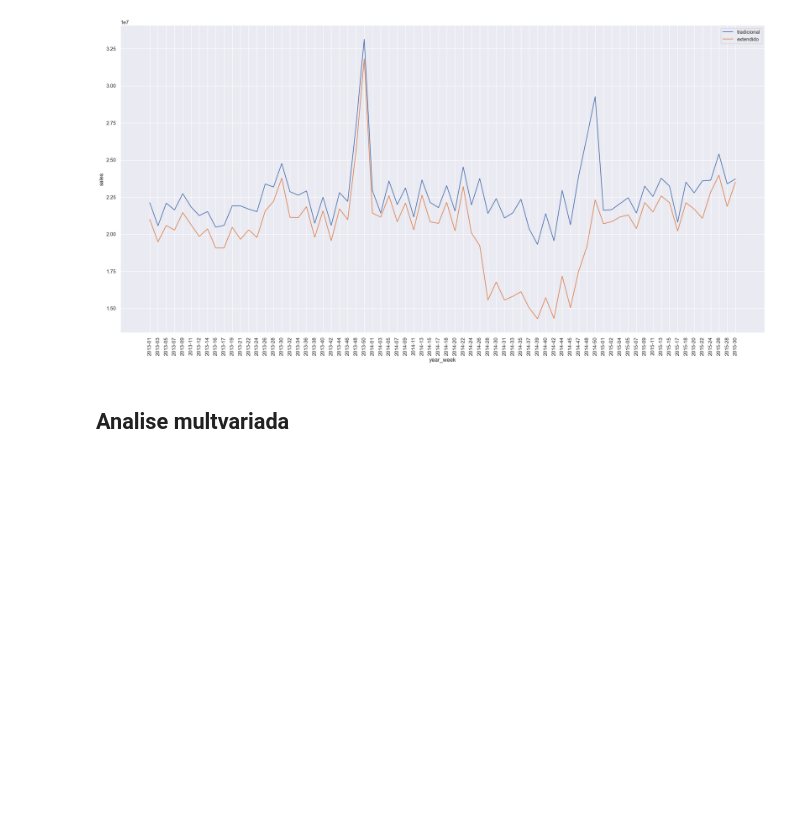
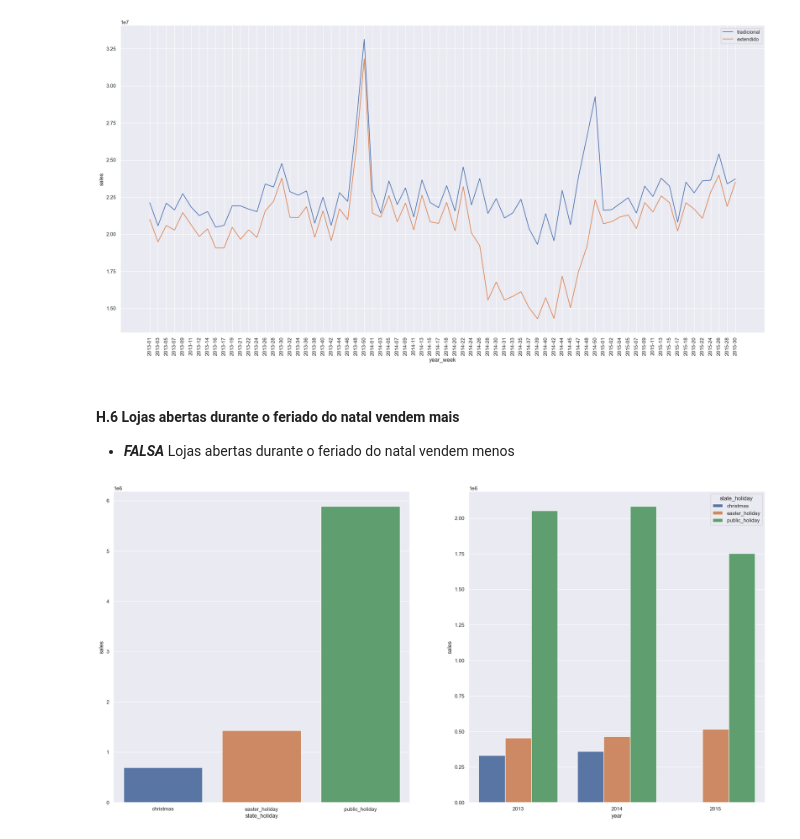
Before and after one commit to juanzimmer/Ds_em_producao, a Jupyter notebook: aula_3_analise_exploratoria.ipynb, the cells around one changed output. Cells and saved outputs as stored; diff of their text form; code cells hidden in the pictures; blank space fills up the shorter version.

Commit message:
Final da analise bivariada(respondida 10 hipoteses)

```diff
--- a/aula_3_analise_exploratoria.ipynb
+++ b/aula_3_analise_exploratoria.ipynb
@@ -639,5 +636,16 @@ plt.legend(labels = ['tradicional','extendido'])
 plt.xticks(rotation=90);
 # %% [output]
 [figure]
-# %% [markdown]
-## Analise multvariada
+# %% [markdown]
+#### H.6 Lojas abertas durante o feriado do natal vendem mais
+ - ***FALSA*** Lojas abertas durante o feriado do natal vendem menos
+# %%
+plt.subplot(1, 2, 1)
+aux = df3.loc[df3['state_holiday'] != 'regular_day' ,['state_holiday', 'sales']].groupby('state_holiday').sum().reset_index()
+sns.barplot(data = aux, x='state_holiday', y='sales');
+
+plt.subplot(1, 2, 2)
+aux2 = aux = df3.loc[df3['state_holiday'] != 'regular_day' ,['state_holiday', 'year', 'sales']].groupby(['year','state_holiday']).sum().reset_index()
+sns.barplot(data = aux2, x='year', y='sales', hue='state_holiday');
+# %% [output]
+[figure, added]
```
Also changed, not shown: parts of 16 cells of this notebook.
